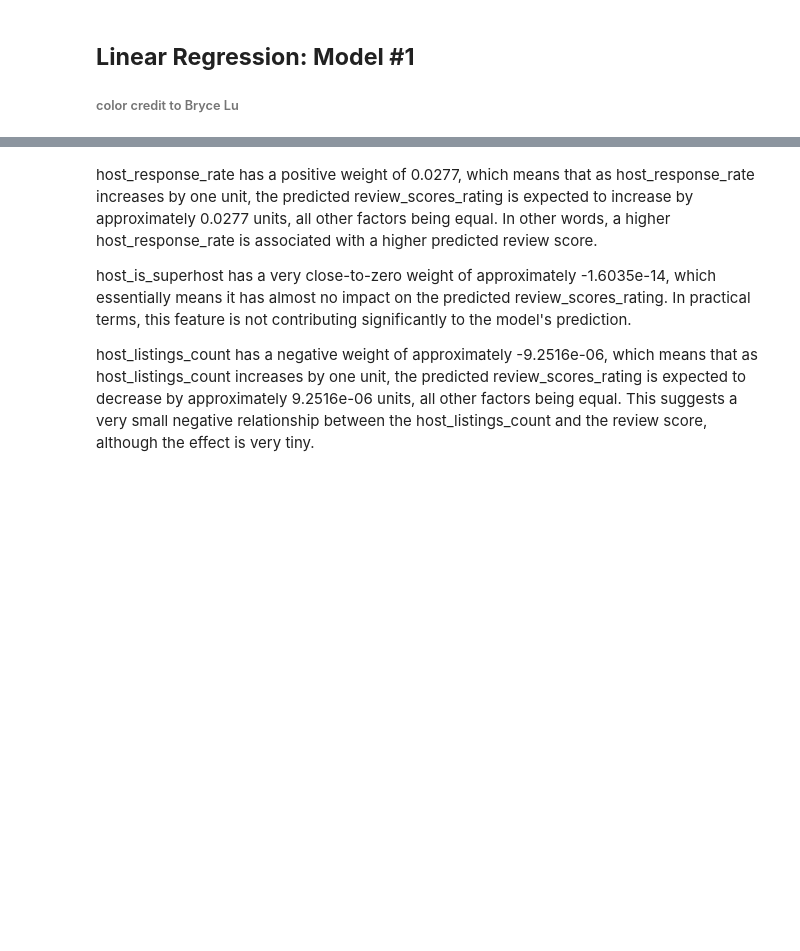
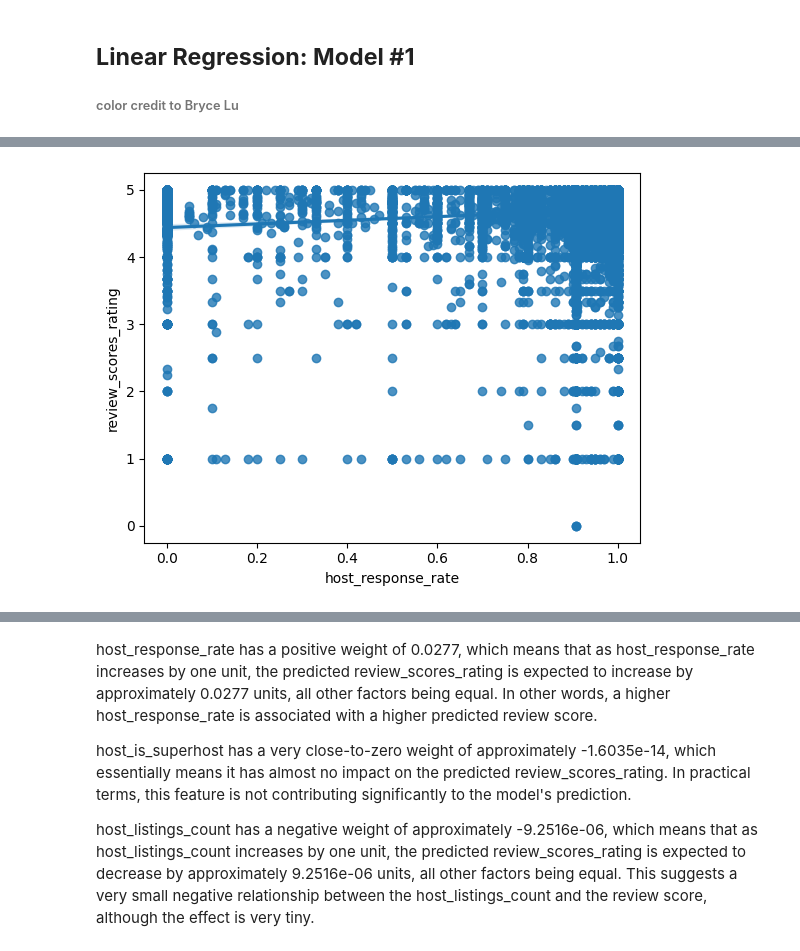
Before and after one commit to annahauk/Airbnb-Ratings, a Jupyter notebook: Demo.ipynb, the cells around one changed output, grey strips where cells are left out. Drawn from its saved outputs; the diff is of its cells as text; code cells hidden in the pictures; blank space fills up the shorter version.

```diff
--- a/Demo.ipynb
+++ b/Demo.ipynb
@@ -277,5 +627,7 @@ print('Alpha = ', model.intercept_, '[intercept]')
 # %%
-sns.regplot(x='host_listings_count', y='review_scores_rating', data=df_rate);
+sns.regplot(x='host_response_rate', y='review_scores_rating', data=df_rate);
+# %% [output]
+[figure, added]
 # %%
 model2 = LinearRegression()
 
```
Also changed, not shown: parts of 51 cells of this notebook.
